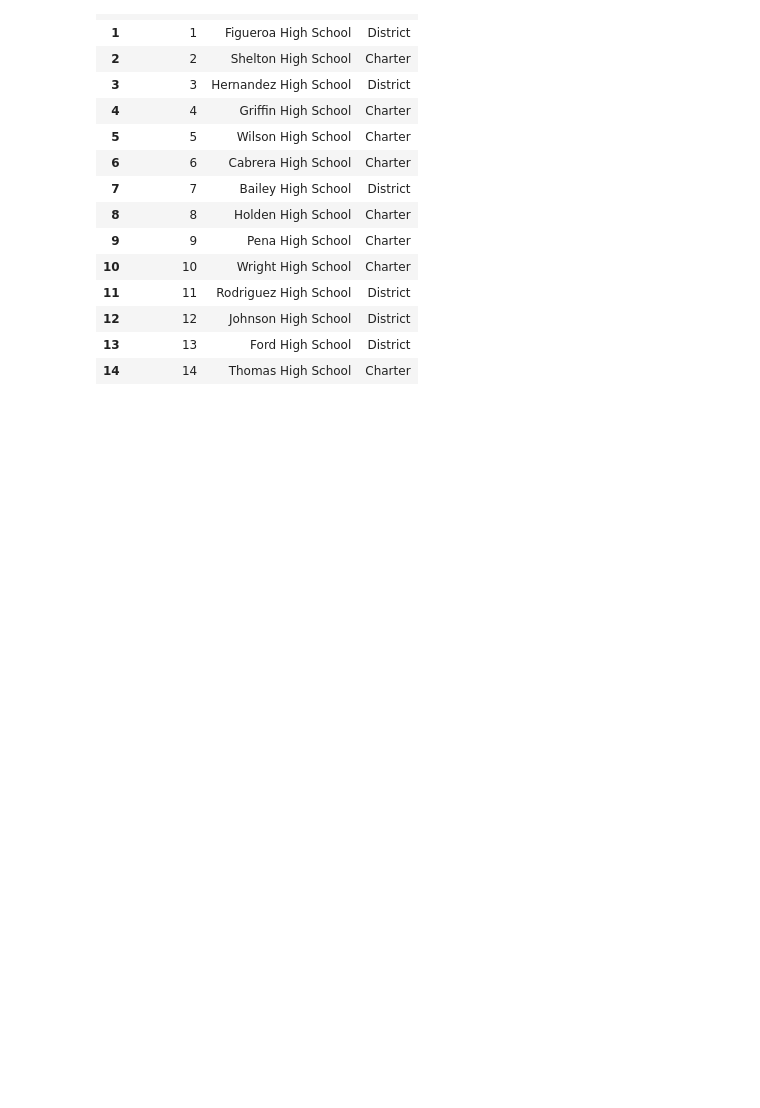
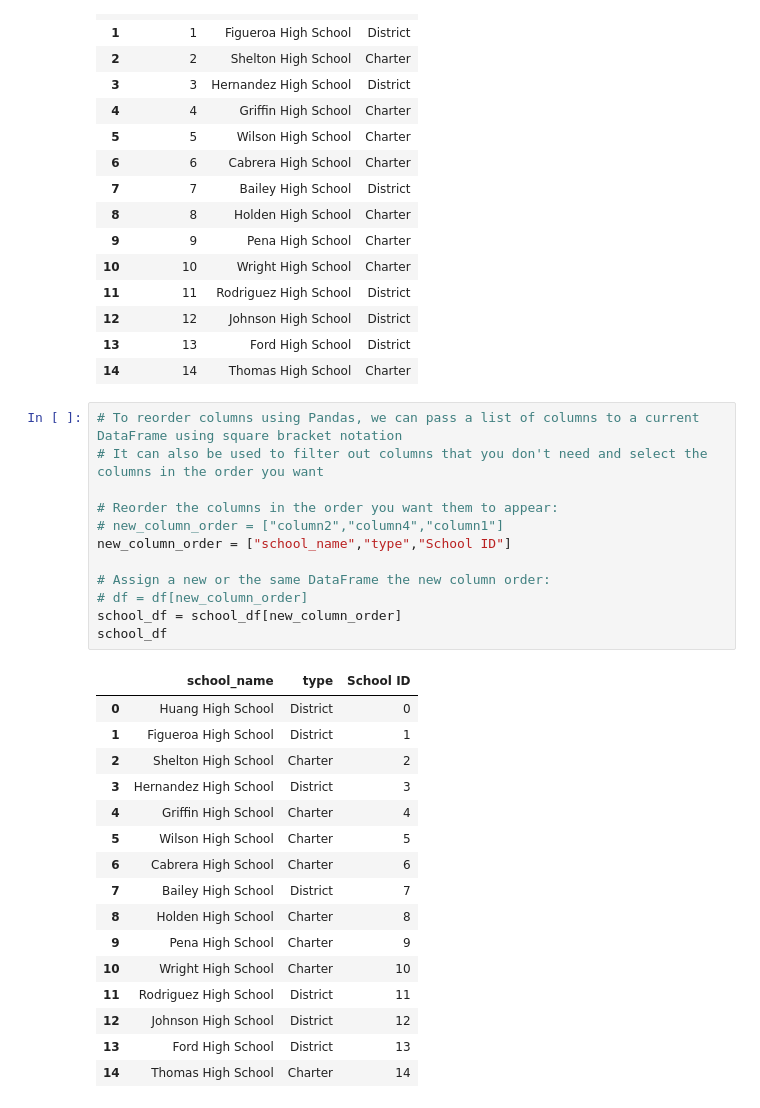
Before and after one commit to shayna-UT/School_District_Analysis, a Jupyter notebook: Pandas_Practice.ipynb, the cells around one changed output. Saved outputs shown, nothing was run; the diff lists cells and outputs as text; blank space fills up the shorter version.

```diff
--- a/Pandas_Practice.ipynb
+++ b/Pandas_Practice.ipynb
@@ -169,3 +169,32 @@ school_df
 | 12 | 12 | Johnson High School | District |
 | 13 | 13 | Ford High School | District |
 | 14 | 14 | Thomas High School | Charter |
+# %%
+# To reorder columns using Pandas, we can pass a list of columns to a current DataFrame using square bracket notation
+# It can also be used to filter out columns that you don't need and select the columns in the order you want
+
+# Reorder the columns in the order you want them to appear:
+# new_column_order = ["column2","column4","column1"]
+new_column_order = ["school_name","type","School ID"]
+
+# Assign a new or the same DataFrame the new column order:
+# df = df[new_column_order]
+school_df = school_df[new_column_order]
+school_df
+# %% [output]
+|  | school_name | type | School ID |
+| 0 | Huang High School | District | 0 |
+| 1 | Figueroa High School | District | 1 |
+| 2 | Shelton High School | Charter | 2 |
+| 3 | Hernandez High School | District | 3 |
+| 4 | Griffin High School | Charter | 4 |
+| 5 | Wilson High School | Charter | 5 |
+| 6 | Cabrera High School | Charter | 6 |
+| 7 | Bailey High School | District | 7 |
+| 8 | Holden High School | Charter | 8 |
+| 9 | Pena High School | Charter | 9 |
+| 10 | Wright High School | Charter | 10 |
+| 11 | Rodriguez High School | District | 11 |
+| 12 | Johnson High School | District | 12 |
+| 13 | Ford High School | District | 13 |
+| 14 | Thomas High School | Charter | 14 |
```
Also changed, not shown: 3 other files.
